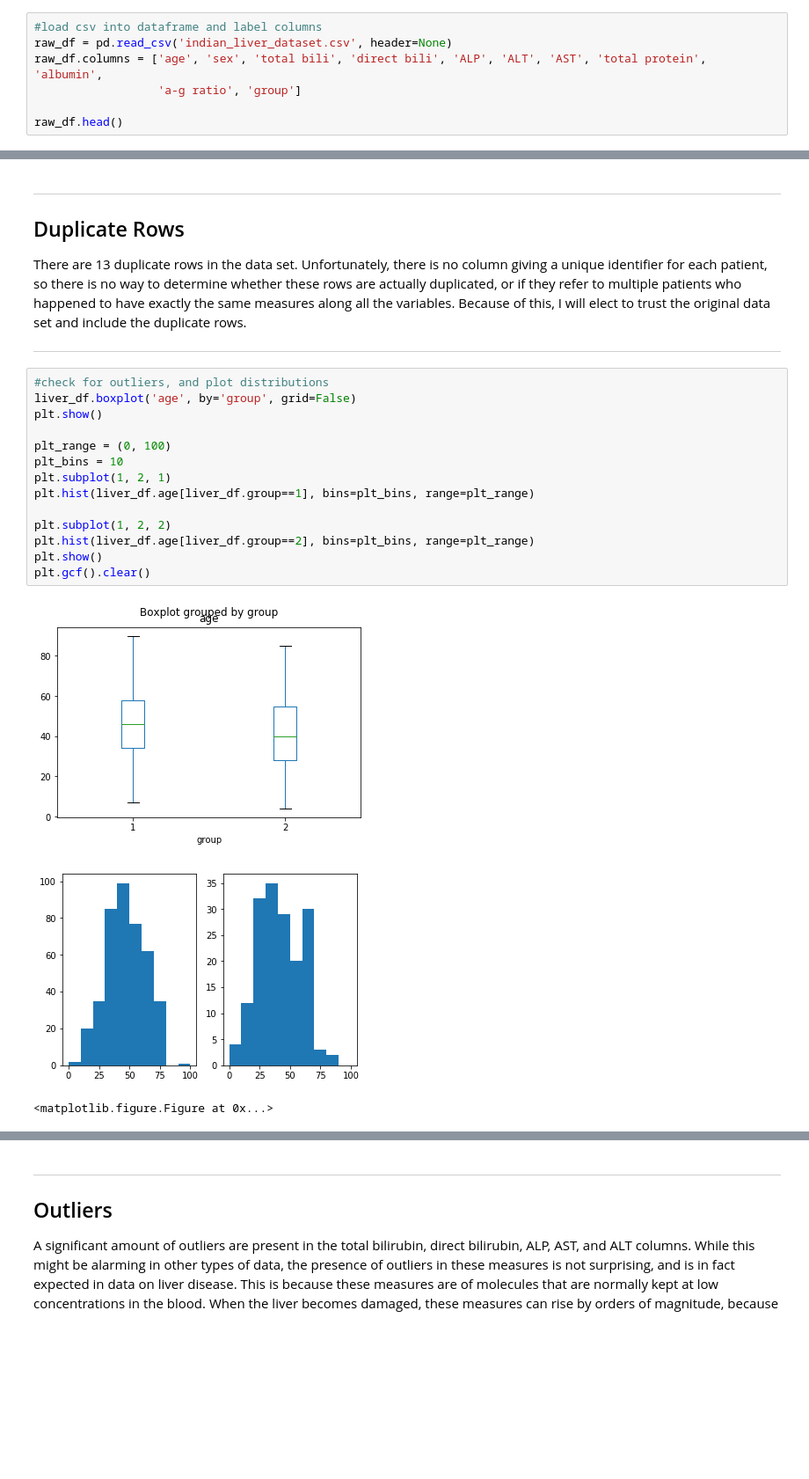
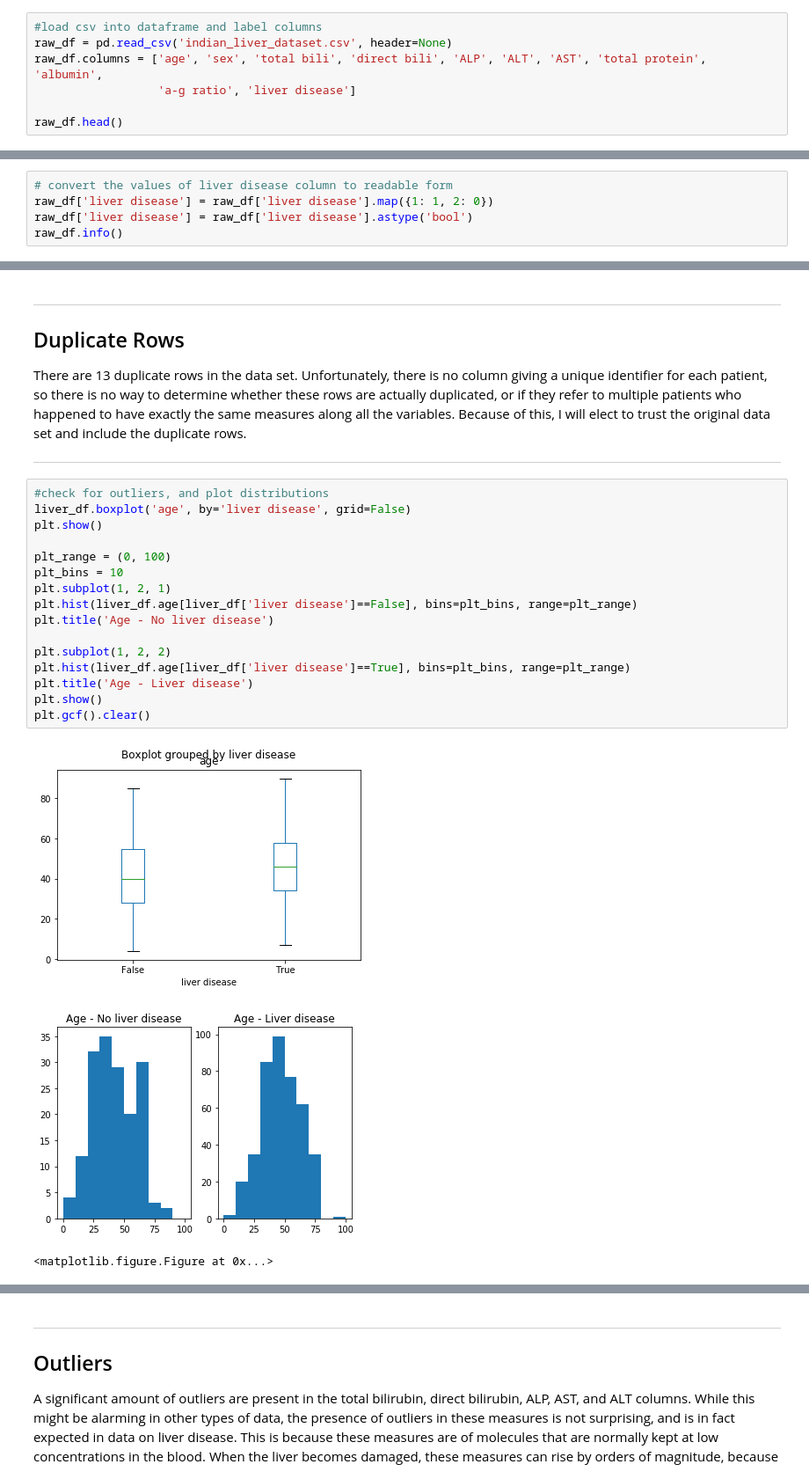
Before and after one commit to MadsenNils/Springboard-Capstone-1, a Jupyter notebook: data_cleaning.ipynb, the cells around one changed output, grey strips where cells are left out. Shown: that part at 88% size. Drawn from its saved outputs; the diff is of its cells as text; blank space fills up the shorter version.

```diff
--- a/data_cleaning.ipynb
+++ b/data_cleaning.ipynb
@@ -13,7 +13,7 @@ import matplotlib.pyplot as plt
 #load csv into dataframe and label columns
 raw_df = pd.read_csv('indian_liver_dataset.csv', header=None)
 raw_df.columns = ['age', 'sex', 'total bili', 'direct bili', 'ALP', 'ALT', 'AST', 'total protein', 'albumin',
-                  'a-g ratio', 'group']
+                  'a-g ratio', 'liver disease']
 
 raw_df.head()
 # %% [output]
@@ -51 +53,6 @@ The data types in the raw data already look clean. There are no issues like nume
 ___
+# %%
+# convert the values of liver disease column to readable form
+raw_df['liver disease'] = raw_df['liver disease'].map({1: 1, 2: 0})
+raw_df['liver disease'] = raw_df['liver disease'].astype('bool')
+raw_df.info()
@@ -132,20 +156,22 @@ There are 13 duplicate rows in the data set. Unfortunately, there is no column g
 ___
 # %%
 #check for outliers, and plot distributions
-liver_df.boxplot('age', by='group', grid=False)
+liver_df.boxplot('age', by='liver disease', grid=False)
 plt.show()
 
 plt_range = (0, 100)
 plt_bins = 10
 plt.subplot(1, 2, 1)
-plt.hist(liver_df.age[liver_df.group==1], bins=plt_bins, range=plt_range)
+plt.hist(liver_df.age[liver_df['liver disease']==False], bins=plt_bins, range=plt_range)
+plt.title('Age - No liver disease')
 
 plt.subplot(1, 2, 2)
-plt.hist(liver_df.age[liver_df.group==2], bins=plt_bins, range=plt_range)
+plt.hist(liver_df.age[liver_df['liver disease']==True], bins=plt_bins, range=plt_range)
+plt.title('Age - Liver disease')
 plt.show()
 plt.gcf().clear()
 # %% [output]
-[figure, old version]
+[figure, new version]
-[figure, old version]
+[figure, new version]
 <matplotlib.figure.Figure at 0x...>
 # %%
```
Also changed, not shown: parts of 12 cells of this notebook, 1 other file.
